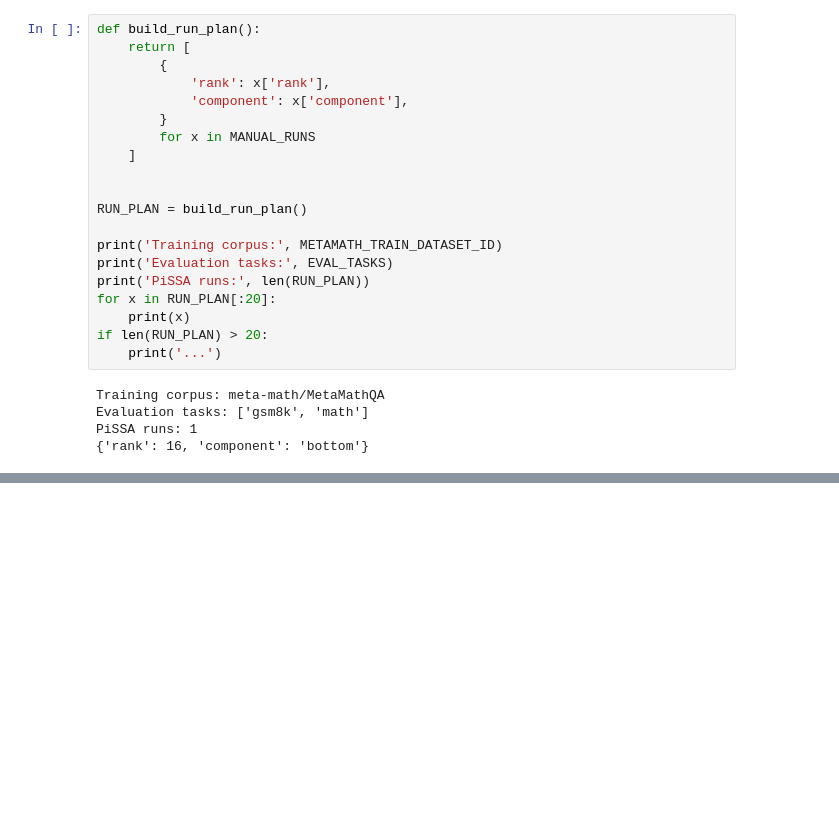
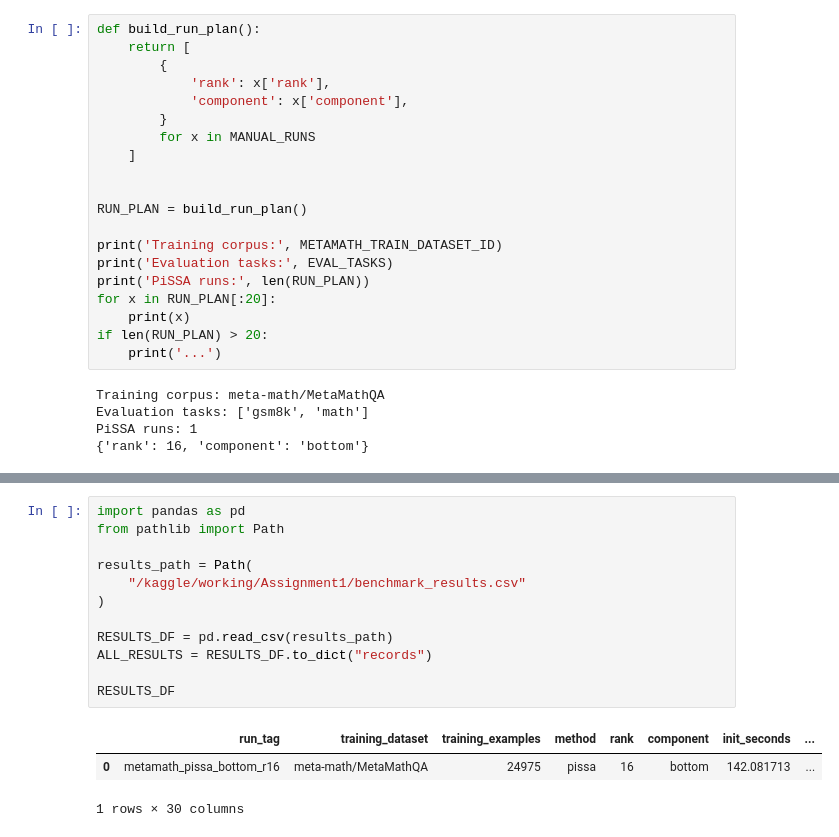
Before and after one commit to godfathern/BigData2026-Assignment1, a Jupyter notebook: finetune_q1-q3.ipynb, the cells around one changed output, grey strips where cells are left out. Drawn from its saved outputs; the diff is of its cells as text; blank space fills up the shorter version.

Commit message:
save results + q4 setup

```diff
--- a/finetune_q1-q3.ipynb
+++ b/finetune_q1-q3.ipynb
@@ -1598,0 +1627,16 @@ if len(ALL_RESULTS):
+# %%
+import pandas as pd
+from pathlib import Path
+
+results_path = Path(
+    "/kaggle/working/Assignment1/benchmark_results.csv"
+)
+
+RESULTS_DF = pd.read_csv(results_path)
+ALL_RESULTS = RESULTS_DF.to_dict("records")
+
+RESULTS_DF
+# %% [output]
+|  | run_tag | training_dataset | training_examples | method | rank | component | init_seconds | ... |
+| 0 | metamath_pissa_bottom_r16 | meta-math/MetaMathQA | 24975 | pissa | 16 | bottom | 142.081713 | ... |
+1 rows × 30 columns
```
Also changed, not shown: parts of 2 cells of this notebook, 1 other file.
